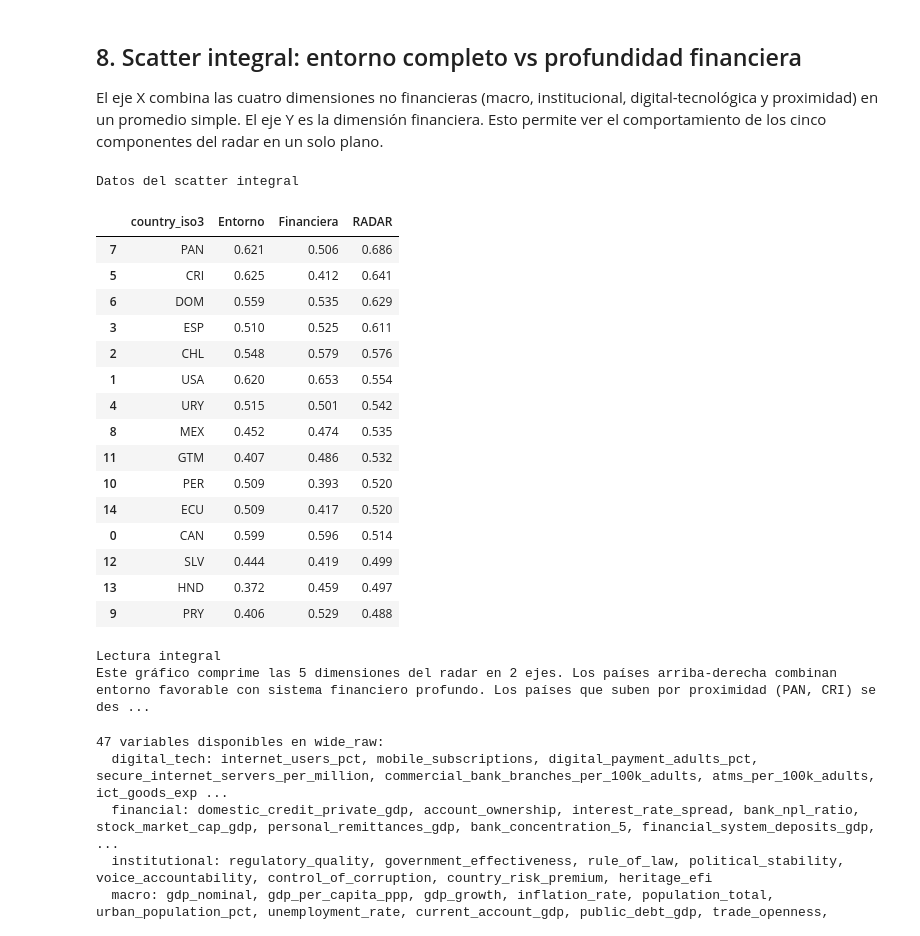
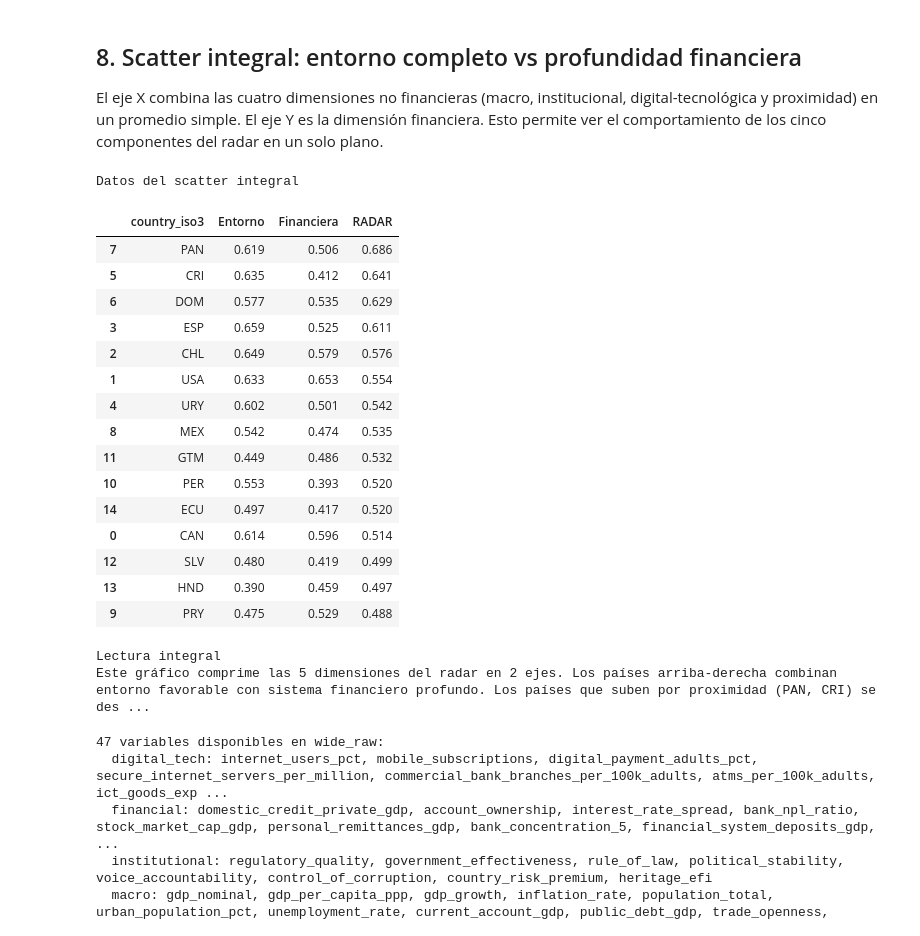
Before and after one commit to JhonAdarve/RADAR, a Jupyter notebook: notebooks/06_variables_behind_ranking_cibest.ipynb, the cells around one changed output. Drawn from its saved outputs; the diff is of its cells as text; code cells hidden in the pictures.

Commit message:
Se corrige  puntaje de proximidad

```diff
--- a/notebooks/06_variables_behind_ranking_cibest.ipynb
+++ b/notebooks/06_variables_behind_ranking_cibest.ipynb
@@ -323,7 +345,7 @@ if has_ipc:
     if isinstance(ipc_series, pd.DataFrame):
         if "country_iso3" not in ipc_series.columns:
             ipc_series = ipc_series.reset_index().rename(columns={ipc_series.index.name or "index": "country_iso3"})
-        ipc_col = [c for c in ipc_series.columns if c != "country_iso3"][0]
+        ipc_col = "ipc"
         ipc_map = ipc_series.set_index("country_iso3")[ipc_col].to_dict()
     elif isinstance(ipc_series, pd.Series):
         ipc_map = ipc_series.to_dict()
@@ -1115,7 +1137,7 @@ if len(env_dims) >= 2 and "score_financial" in global_ranking.columns:
        # Promedio ponderado: 75% dimensiones TOPSIS + 25% proximidad (reparto 5% de la tendencia (10%) a cada factor
        scatter2["entorno_integral"] = 0.75 * scatter2["entorno_estructural"] + 0.25 * scatter2["ipc_val"].fillna(0)
        x_col = "entorno_integral"
-       x_label = "Entorno integral (Macro + Institucional + Digital + Proximidad)"
+       x_label = "Entorno integral (Macro + Institucional + Digital + Afinidad con Colombia)"
    else:
        x_col = "entorno_estructural"
        x_label = "Entorno estructural (Macro + Institucional + Digital)"
@@ -1139,48 +1161,48 @@ if len(env_dims) >= 2 and "score_financial" in global_ranking.columns:
                       showarrow=False, font=dict(size=10, color=C["amber"]), opacity=0.7)
    fig.add_annotation(x=0.85, y=0.08, text="Buen entorno pero\nsin profundidad financiera",
                       showarrow=False, font=dict(size=10, color=C["amber"]), opacity=0.7)
    fig.add_annotation(x=0.15, y=0.08, text="Baja atractividad\nestructural",
                       showarrow=False, font=dict(size=11, color=C["red"]), opacity=0.7)
    fig.update_layout(
        xaxis_title=x_label,
        yaxis_title="Score industria financiera",
        xaxis=dict(range=[0, 1]), yaxis=dict(range=[0, 1]),
        height=580, font=dict(family="Arial"),
    )
    fig.show()
    # Tabla de datos del scatter
    scatter2_display = scatter2[["country_iso3", x_col, "score_financial", "radar_score"]].sort_values("radar_score", ascending=False)
    scatter2_display = scatter2_display.rename(columns={
        x_col: "Entorno", "score_financial": "Financiera", "radar_score": "RADAR",
    })
    display(style_table(
        scatter2_display,
        gradient_cols=["Entorno", "Financiera", "RADAR"], cmap="RdYlGn",
        fmt={"Entorno": "{:.3f}", "Financiera": "{:.3f}", "RADAR": "{:.3f}"},
    ).set_caption("Datos del scatter integral"))
    insight_box("Lectura integral",
        "Este gráfico comprime las 5 dimensiones del radar en 2 ejes. "
        "Los países arriba-derecha combinan entorno favorable con sistema financiero profundo. "
        "Los países que suben por proximidad (PAN, CRI) se desplazan a la derecha respecto al scatter anterior. "
        "La diferencia entre ambos scatters revela cuánto aporta la proximidad a cada país.")
 # %% [output]
 Datos del scatter integral
 |  | country_iso3 | Entorno | Financiera | RADAR |
-| 7 | PAN | 0.621 | 0.506 | 0.686 |
-| 5 | CRI | 0.625 | 0.412 | 0.641 |
-| 6 | DOM | 0.559 | 0.535 | 0.629 |
-| 3 | ESP | 0.510 | 0.525 | 0.611 |
-| 2 | CHL | 0.548 | 0.579 | 0.576 |
-| 1 | USA | 0.620 | 0.653 | 0.554 |
-| 4 | URY | 0.515 | 0.501 | 0.542 |
-| 8 | MEX | 0.452 | 0.474 | 0.535 |
-| 11 | GTM | 0.407 | 0.486 | 0.532 |
-| 10 | PER | 0.509 | 0.393 | 0.520 |
-| 14 | ECU | 0.509 | 0.417 | 0.520 |
-| 0 | CAN | 0.599 | 0.596 | 0.514 |
-| 12 | SLV | 0.444 | 0.419 | 0.499 |
-| 13 | HND | 0.372 | 0.459 | 0.497 |
-| 9 | PRY | 0.406 | 0.529 | 0.488 |
+| 7 | PAN | 0.619 | 0.506 | 0.686 |
+| 5 | CRI | 0.635 | 0.412 | 0.641 |
+| 6 | DOM | 0.577 | 0.535 | 0.629 |
+| 3 | ESP | 0.659 | 0.525 | 0.611 |
+| 2 | CHL | 0.649 | 0.579 | 0.576 |
+| 1 | USA | 0.633 | 0.653 | 0.554 |
+| 4 | URY | 0.602 | 0.501 | 0.542 |
+| 8 | MEX | 0.542 | 0.474 | 0.535 |
+| 11 | GTM | 0.449 | 0.486 | 0.532 |
+| 10 | PER | 0.553 | 0.393 | 0.520 |
+| 14 | ECU | 0.497 | 0.417 | 0.520 |
+| 0 | CAN | 0.614 | 0.596 | 0.514 |
+| 12 | SLV | 0.480 | 0.419 | 0.499 |
+| 13 | HND | 0.390 | 0.459 | 0.497 |
+| 9 | PRY | 0.475 | 0.529 | 0.488 |
 Lectura integral
 Este gráfico comprime las 5 dimensiones del radar en 2 ejes. Los países arriba-derecha combinan entorno favorable con sistema financiero profundo. Los países que suben por proximidad (PAN, CRI) se des ...
 # %%
```
Also changed, not shown: parts of 4 cells of this notebook.
